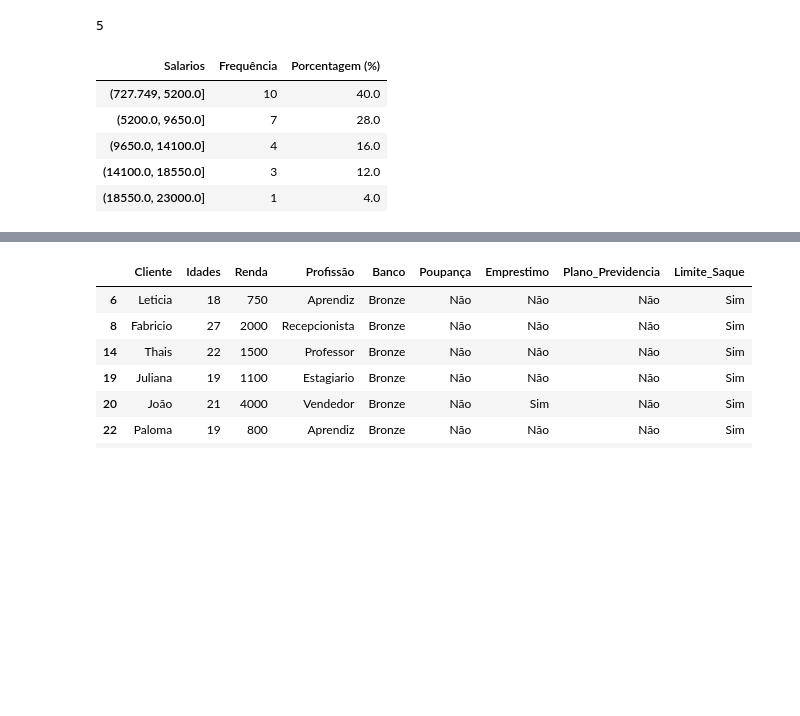
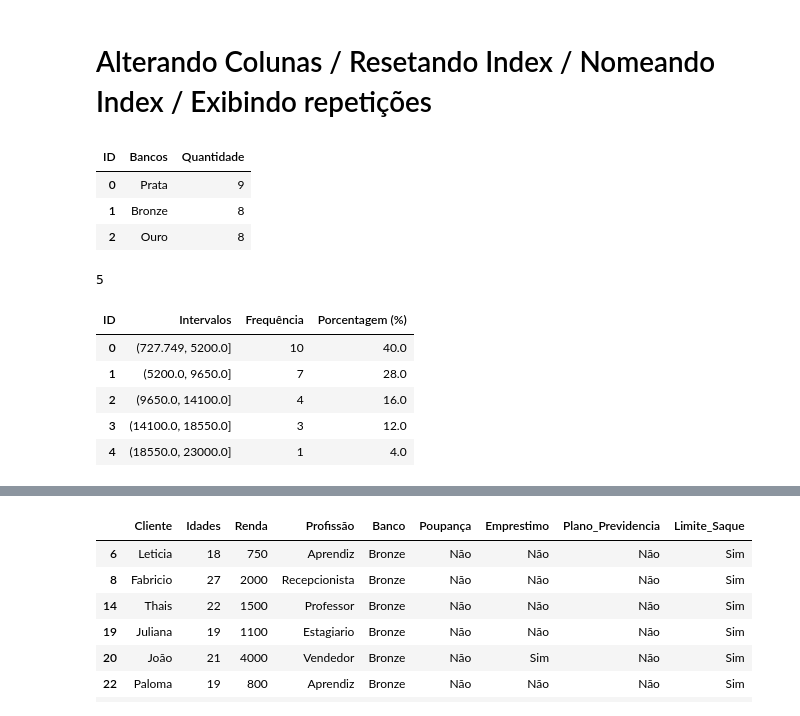
Before and after one commit to Vvitoor21/Estatistica, a Jupyter notebook: 02_Dados_dos_Bancos.ipynb, the cells around one changed output, grey strips where cells are left out. Cells and saved outputs as stored; diff of their text form; code cells hidden in the pictures; blank space fills up the shorter version.

```diff
--- a/02_Dados_dos_Bancos.ipynb
+++ b/02_Dados_dos_Bancos.ipynb
@@ -23,6 +23,19 @@ dados
 | 22 | Paloma | 19 | 800 | Aprendiz | Bronze | Não | Não | Não | Sim |
 | 23 | Vitor | 23 | 2500 | Mecânico | Bronze | Não | Não | Não | Sim |
 | 24 | Omar | 18 | 750 | Aprendiz | Bronze | Não | Não | Não | Sim |
+# %% [markdown]
+# Alterando Colunas / Resetando Index / Nomeando Index / Exibindo repetições
+# %%
+bancos = pd.DataFrame(dados['Banco'].value_counts())
+bancos.reset_index(inplace = True)
+bancos.columns.name ='ID'
+bancos.rename(columns = {'Banco':'Quantidade','index':'Bancos'},inplace = True)
+bancos
+# %% [output]
+| ID | Bancos | Quantidade |
+| 0 | Prata | 9 |
+| 1 | Bronze | 8 |
+| 2 | Ouro | 8 |
 # %%
 n = dados.shape[0]
 k = 1 + (10 /3) * np.log10(n)
@@ -35,14 +48,18 @@ freq1 = pd.value_counts(pd.cut(x = dados.Renda, bins = k, include_lowest = True)
 perc1 = pd.value_counts(pd.cut(x = dados.Renda, bins = k, include_lowest = True), sort = False, normalize = True)*100
 # %%
 frequencia_de_salarios =  pd.DataFrame({'Frequência':freq1,'Porcentagem (%)':perc1}).rename_axis('Salarios', axis = 'columns')
+frequencia_de_salarios.reset_index(inplace = True)
+frequencia_de_salarios.columns
+frequencia_de_salarios.rename(columns = {'index':'Intervalos'}, inplace = True)
+frequencia_de_salarios.columns.name = 'ID'
 frequencia_de_salarios
 # %% [output]
-| Salarios | Frequência | Porcentagem (%) |
-| (727.749, 5200.0] | 10 | 40.0 |
-| (5200.0, 9650.0] | 7 | 28.0 |
-| (9650.0, 14100.0] | 4 | 16.0 |
-| (14100.0, 18550.0] | 3 | 12.0 |
-| (18550.0, 23000.0] | 1 | 4.0 |
+| ID | Intervalos | Frequência | Porcentagem (%) |
+| 0 | (727.749, 5200.0] | 10 | 40.0 |
+| 1 | (5200.0, 9650.0] | 7 | 28.0 |
+| 2 | (9650.0, 14100.0] | 4 | 16.0 |
+| 3 | (14100.0, 18550.0] | 3 | 12.0 |
+| 4 | (18550.0, 23000.0] | 1 | 4.0 |
 # %%
 dados['Limite_Saque'].fillna(value = 'Não', inplace = True)
 dados[(dados.Banco == 'Ouro')]
```
